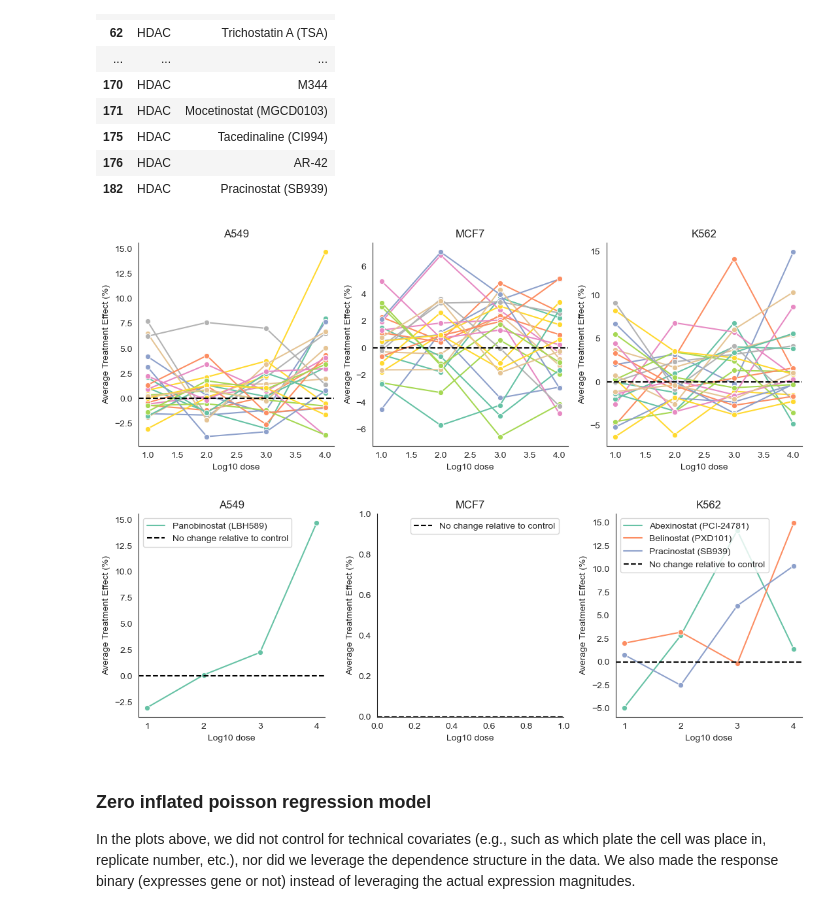
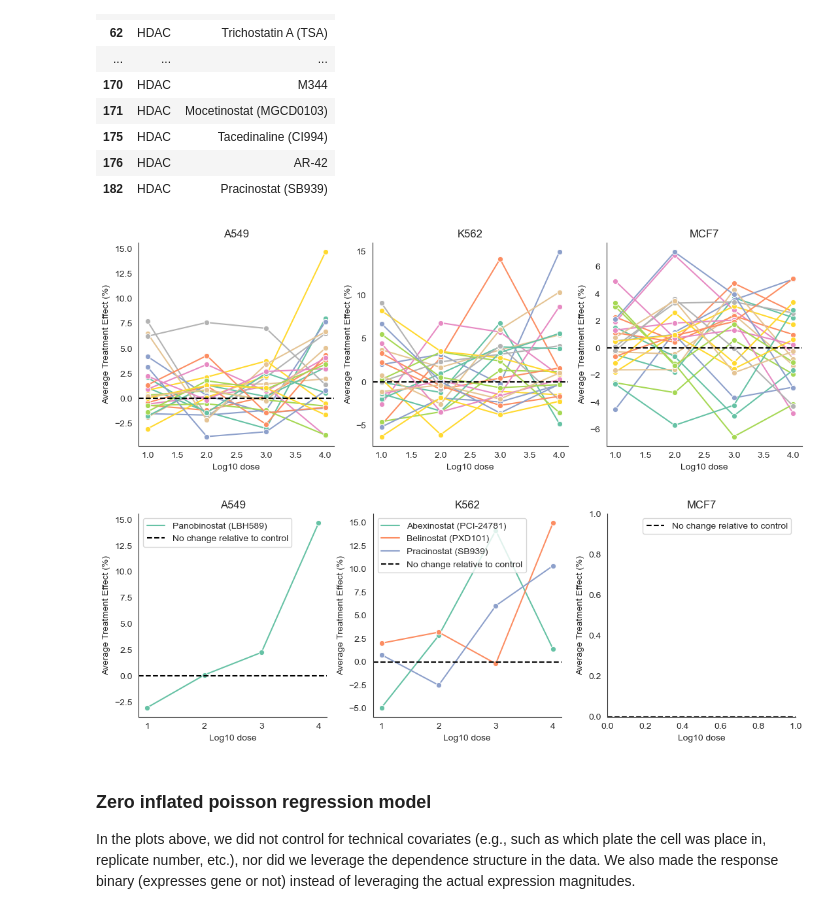
Before and after one commit to BasisResearch/chirho, a Jupyter notebook: docs/source/sciplex.ipynb, the cells around one changed output. Cells and saved outputs as stored; diff of their text form; code cells hidden in the pictures.

```diff
--- a/docs/source/sciplex.ipynb
+++ b/docs/source/sciplex.ipynb
@@ -226,24 +226,24 @@ hdac1_df['log10_dose'] = np.log10(hdac1_df['dose'].values)
 # %%
 # Below we plot the percent difference in the fraction of cells expressing HDAC1 relative to control
 # Each line represents a particular drug perturbation
 fig, ax = plt.subplots(1, 3, figsize=(11, 4))
 plot_drug_effect(ax[0], hdac1_df, 'A549', thresh=0, include_legend=False)
-plot_drug_effect(ax[1], hdac1_df, 'MCF7', thresh=0, include_legend=False)
-plot_drug_effect(ax[2], hdac1_df, 'K562', thresh=0, include_legend=False)
+plot_drug_effect(ax[1], hdac1_df, 'K562', thresh=0, include_legend=False)
+plot_drug_effect(ax[2], hdac1_df, 'MCF7', thresh=0, include_legend=False)
 plt.tight_layout()
 # %% [output]
-[figure, old version]
+[figure, new version]
 # %%
 # Below we only plot drugs that have have at least one dosage that results in
 # at least a 10% change in the fraction of cells expressing HDAC1 relative to control
 # Here MCF7 cells do not have any such drug targets
 fig, ax = plt.subplots(1, 3, figsize=(11, 4))
 plot_drug_effect(ax[0], hdac1_df, 'A549', thresh=10, include_legend=True)
-plot_drug_effect(ax[1], hdac1_df, 'MCF7', thresh=10, include_legend=True)
-plot_drug_effect(ax[2], hdac1_df, 'K562', thresh=10, include_legend=True)
+plot_drug_effect(ax[1], hdac1_df, 'K562', thresh=10, include_legend=True)
+plot_drug_effect(ax[2], hdac1_df, 'MCF7', thresh=10, include_legend=True)
 plt.tight_layout()
 # %% [output]
-[figure, old version]
+[figure, new version]
 # %% [markdown]
 ### Zero inflated poisson regression model
 
```
Also changed, not shown: parts of 7 cells of this notebook.
